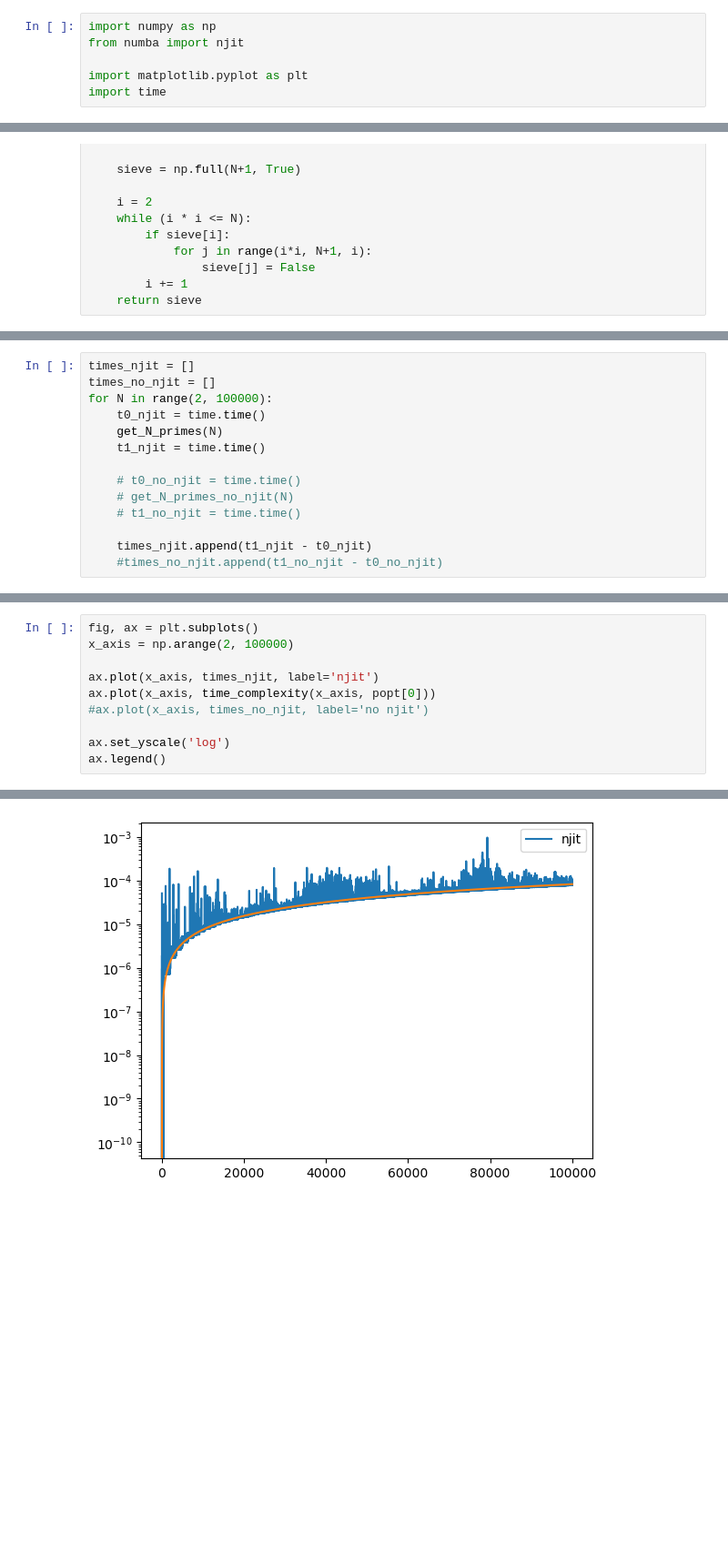
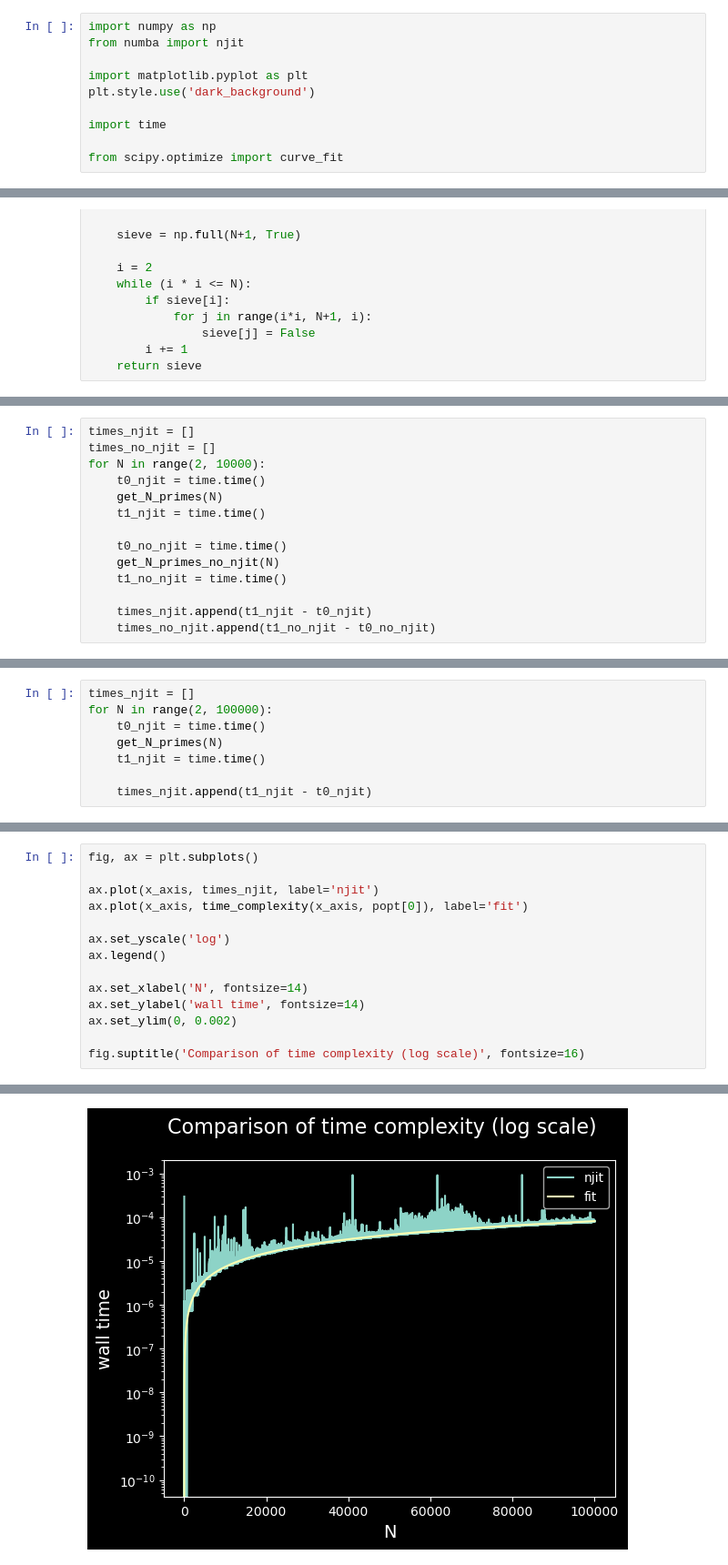
Before and after one commit to ravikoka/rcphy, a Jupyter notebook: hw3_prime_numbers.ipynb, the cells around one changed output, grey strips where cells are left out. Shown at 91% size. Cells and saved outputs as stored; diff of their text form; blank space fills up the shorter version.

Commit message:
formatted plots, added text

```diff
--- a/hw3_prime_numbers.ipynb
+++ b/hw3_prime_numbers.ipynb
@@ -3,4 +3,8 @@ import numpy as np
 from numba import njit
 
 import matplotlib.pyplot as plt
+plt.style.use('dark_background')
+
 import time
+
+from scipy.optimize import curve_fit
@@ -91,14 +72,14 @@ print(np.sum(sieve)-2)
 # %%
 times_njit = []
 times_no_njit = []
-for N in range(2, 100000):
+for N in range(2, 10000):
     t0_njit = time.time()
     get_N_primes(N)
     t1_njit = time.time()
 
-    # t0_no_njit = time.time()
-    # get_N_primes_no_njit(N)
-    # t1_no_njit = time.time()
+    t0_no_njit = time.time()
+    get_N_primes_no_njit(N)
+    t1_no_njit = time.time()
 
     times_njit.append(t1_njit - t0_njit)
-    #times_no_njit.append(t1_no_njit - t0_no_njit)
+    times_no_njit.append(t1_no_njit - t0_no_njit)
@@ -105,3 +123,11 @@ for N in range(2, 100000):
+# %%
+times_njit = []
+for N in range(2, 100000):
+    t0_njit = time.time()
+    get_N_primes(N)
+    t1_njit = time.time()
+
+    times_njit.append(t1_njit - t0_njit)
 # %%
 def time_complexity(N, a):
     return a * N * np.log(np.log(N))
@@ -111,11 +141,15 @@ popt, pcov = curve_fit(time_complexity, x_axis, times_njit)
 # %%
 fig, ax = plt.subplots()
-x_axis = np.arange(2, 100000)
 
 ax.plot(x_axis, times_njit, label='njit')
-ax.plot(x_axis, time_complexity(x_axis, popt[0]))
-#ax.plot(x_axis, times_no_njit, label='no njit')
+ax.plot(x_axis, time_complexity(x_axis, popt[0]), label='fit')
 
 ax.set_yscale('log')
 ax.legend()
+
+ax.set_xlabel('N', fontsize=14)
+ax.set_ylabel('wall time', fontsize=14)
+ax.set_ylim(0, 0.002)
+
+fig.suptitle('Comparison of time complexity (log scale)', fontsize=16)
 # %% [output]
@@ -123 +157 @@ ax.legend()
-[figure, old version]
+[figure, new version]
```
Also changed, not shown: parts of 22 cells of this notebook.
